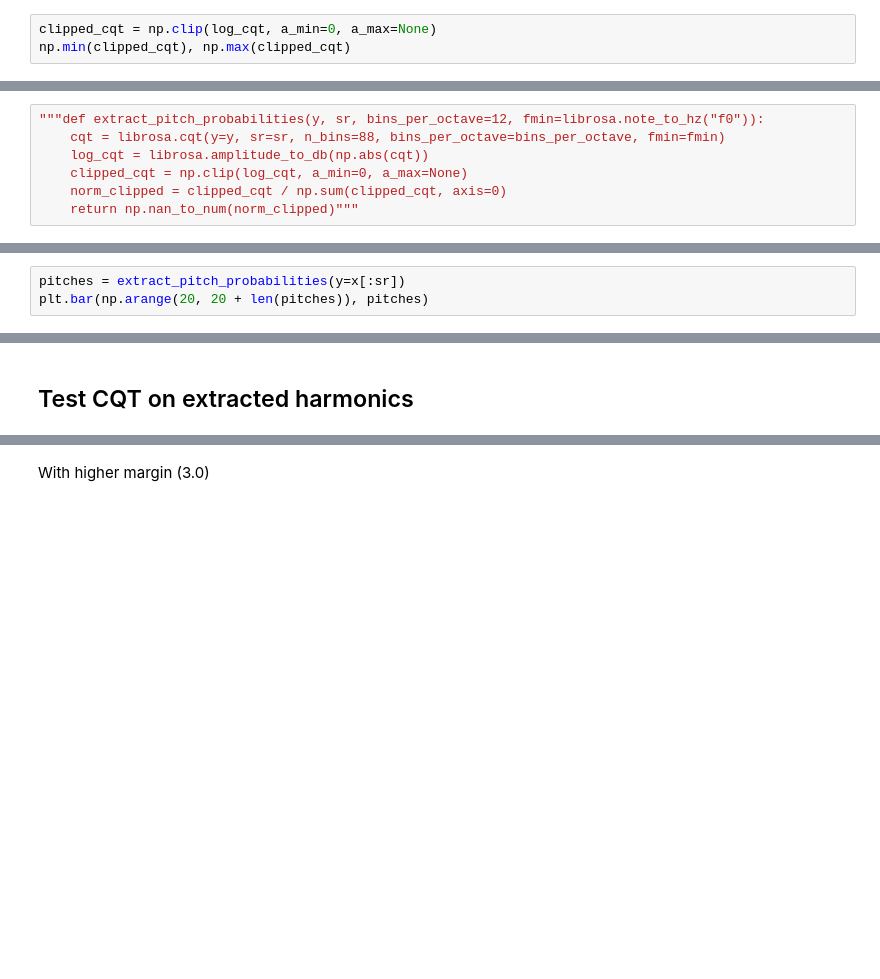
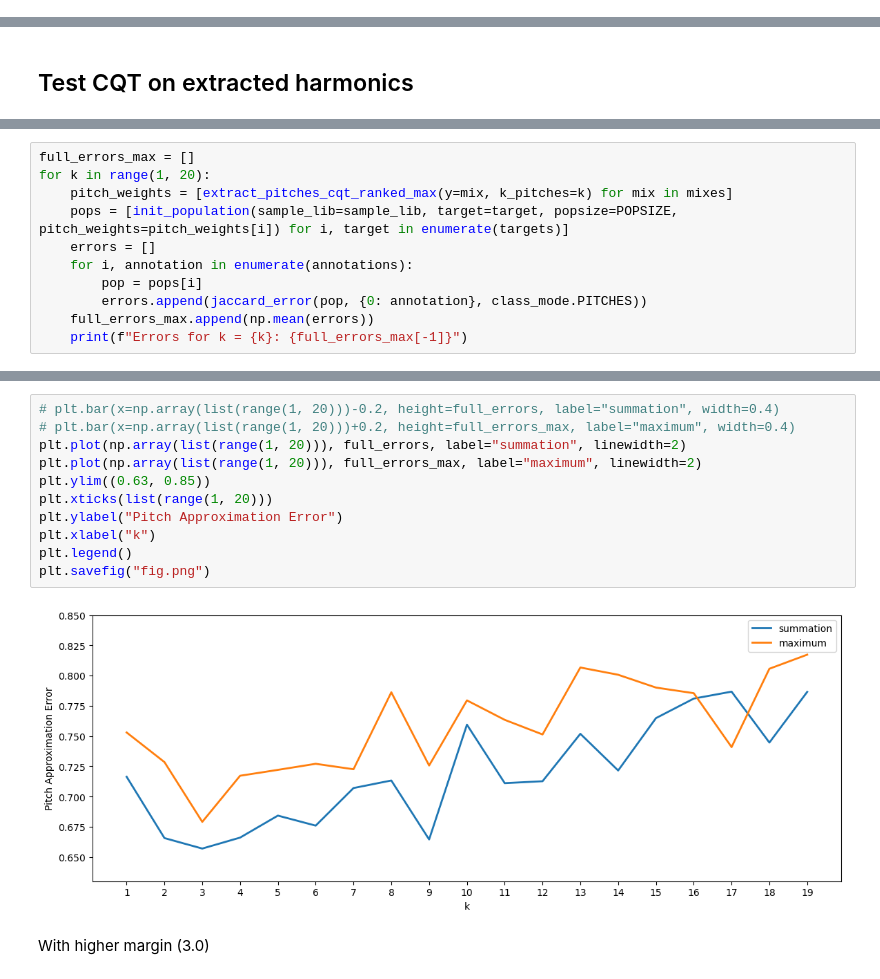
Before and after one commit to jd-rub/MA-thesis, a Jupyter notebook: notebooks/preprocessing_testing.ipynb, the cells around one changed output, grey strips where cells are left out. Cells and saved outputs as stored; diff of their text form; blank space fills up the shorter version.

```diff
--- a/notebooks/preprocessing_testing.ipynb
+++ b/notebooks/preprocessing_testing.ipynb
@@ -239,3 +126,0 @@ librosa.display.specshow(norm, sr=sr, x_axis='time', y_axis='cqt_note',
-# %%
-clipped_cqt = np.clip(log_cqt, a_min=0, a_max=None)
-np.min(clipped_cqt), np.max(clipped_cqt)
@@ -287,7 +126,0 @@ array([0.        , 0.        , 0.        , 0.        , 0.        ,
-# %%
-"""def extract_pitch_probabilities(y, sr, bins_per_octave=12, fmin=librosa.note_to_hz("f0")):
-    cqt = librosa.cqt(y=y, sr=sr, n_bins=88, bins_per_octave=bins_per_octave, fmin=fmin)
-    log_cqt = librosa.amplitude_to_db(np.abs(cqt))
-    clipped_cqt = np.clip(log_cqt, a_min=0, a_max=None)
-    norm_clipped = clipped_cqt / np.sum(clipped_cqt, axis=0)
-    return np.nan_to_num(norm_clipped)"""
@@ -330,6 +161,3 @@ def extract_pitch_probabilities(y, sr=22050, n_bins=88, bins_per_octave=12, fmin
         return [1/len(sum_norm) for _ in range(len(sum_norm))]
     else:
         return sum_norm
-# %%
-pitches = extract_pitch_probabilities(y=x[:sr])
-plt.bar(np.arange(20, 20 + len(pitches)), pitches)
@@ -610,0 +432,11 @@ plt.show()
+# %%
+full_errors_max = []
+for k in range(1, 20):
+    pitch_weights = [extract_pitches_cqt_ranked_max(y=mix, k_pitches=k) for mix in mixes]
+    pops = [init_population(sample_lib=sample_lib, target=target, popsize=POPSIZE, pitch_weights=pitch_weights[i]) for i, target in enumerate(targets)]
+    errors = []
+    for i, annotation in enumerate(annotations):
+        pop = pops[i]
+        errors.append(jaccard_error(pop, {0: annotation}, class_mode.PITCHES))
+    full_errors_max.append(np.mean(errors))
+    print(f"Errors for k = {k}: {full_errors_max[-1]}")
@@ -611,3 +463,16 @@ plt.show()
+# %%
+# plt.bar(x=np.array(list(range(1, 20)))-0.2, height=full_errors, label="summation", width=0.4)
+# plt.bar(x=np.array(list(range(1, 20)))+0.2, height=full_errors_max, label="maximum", width=0.4)
+plt.plot(np.array(list(range(1, 20))), full_errors, label="summation", linewidth=2)
+plt.plot(np.array(list(range(1, 20))), full_errors_max, label="maximum", linewidth=2)
+plt.ylim((0.63, 0.85))
+plt.xticks(list(range(1, 20)))
+plt.ylabel("Pitch Approximation Error")
+plt.xlabel("k")
+plt.legend()
+plt.savefig("fig.png")
+# %% [output]
+[figure, added]
 # %% [markdown]
 With higher margin (3.0)
 # %%
```
Also changed, not shown: parts of 29 cells of this notebook.
